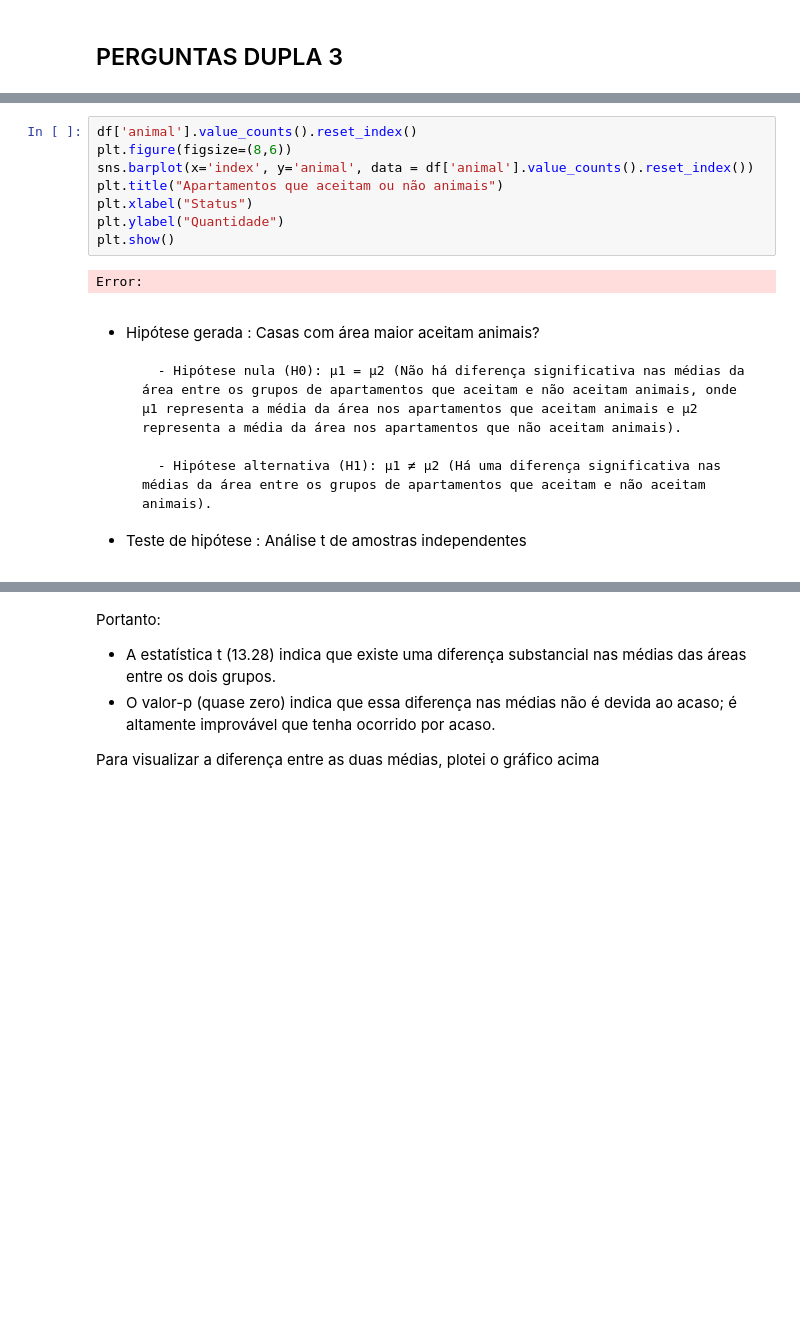
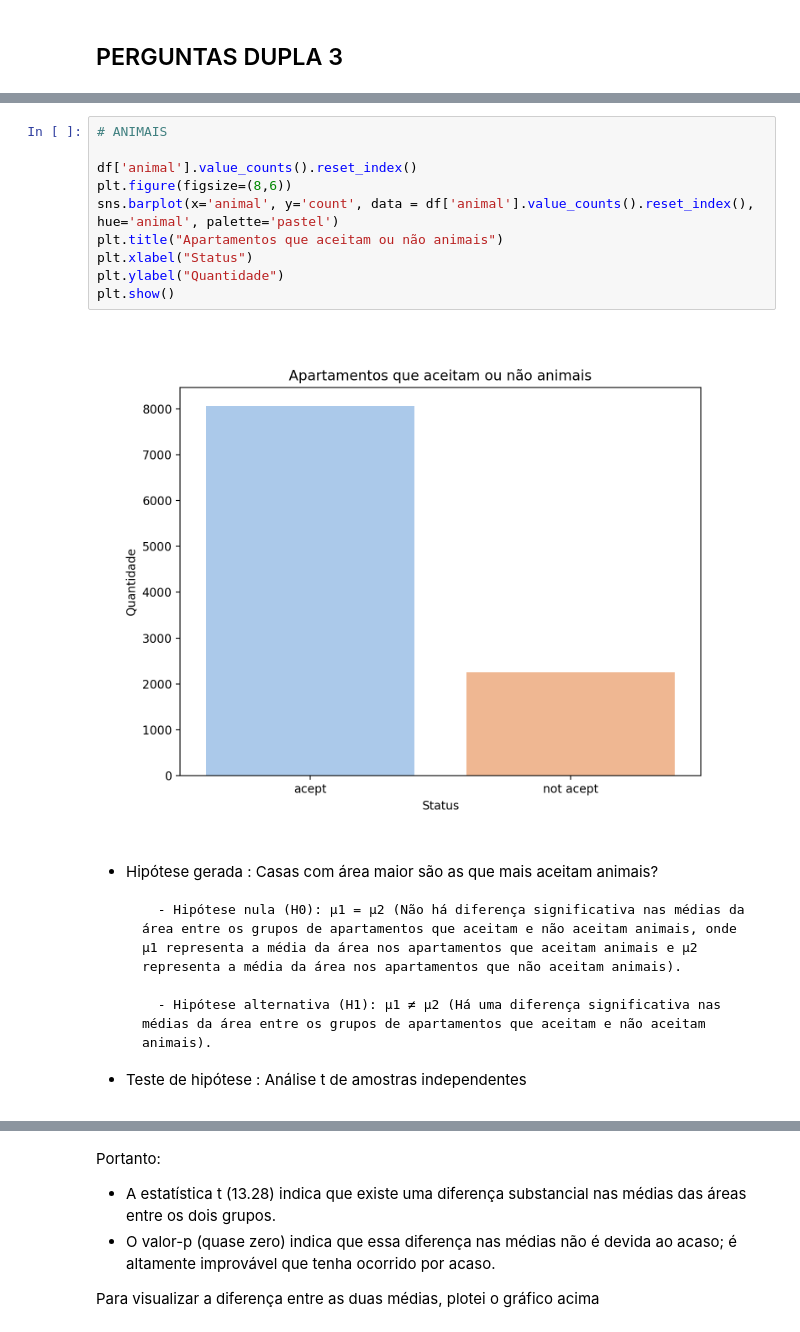
Before and after one commit to manusaleal/Projeto_EDA, a Jupyter notebook: douglas.ipynb, the cells around one changed output, grey strips where cells are left out. Drawn from its saved outputs; the diff is of its cells as text; blank space fills up the shorter version.

```diff
--- a/douglas.ipynb
+++ b/douglas.ipynb
@@ -646,18 +661,21 @@ Error:
 # %%
+# ANIMAIS
+
 df['animal'].value_counts().reset_index()
 plt.figure(figsize=(8,6))
-sns.barplot(x='index', y='animal', data = df['animal'].value_counts().reset_index())
+sns.barplot(x='animal', y='count', data = df['animal'].value_counts().reset_index(), hue='animal', palette='pastel')
 plt.title("Apartamentos que aceitam ou não animais")
 plt.xlabel("Status")
 plt.ylabel("Quantidade")
 plt.show()
 # %% [output]
-Error:
+[figure, added]
 # %% [markdown]
-- Hipótese gerada : Casas com área maior aceitam animais?
+- Hipótese gerada : Casas com área maior são as que mais aceitam animais?
 
         - Hipótese nula (H0): μ1 = μ2 (Não há diferença significativa nas médias da área entre os grupos de apartamentos que aceitam e não aceitam animais, onde μ1 representa a média da área nos apartamentos que aceitam animais e μ2 representa a média da área nos apartamentos que não aceitam animais).
 
         - Hipótese alternativa (H1): μ1 ≠ μ2 (Há uma diferença significativa nas médias da área entre os grupos de apartamentos que aceitam e não aceitam animais).
+
 - Teste de hipótese : Análise t de amostras independentes
 # %%
```
Also changed, not shown: parts of 26 cells of this notebook.
